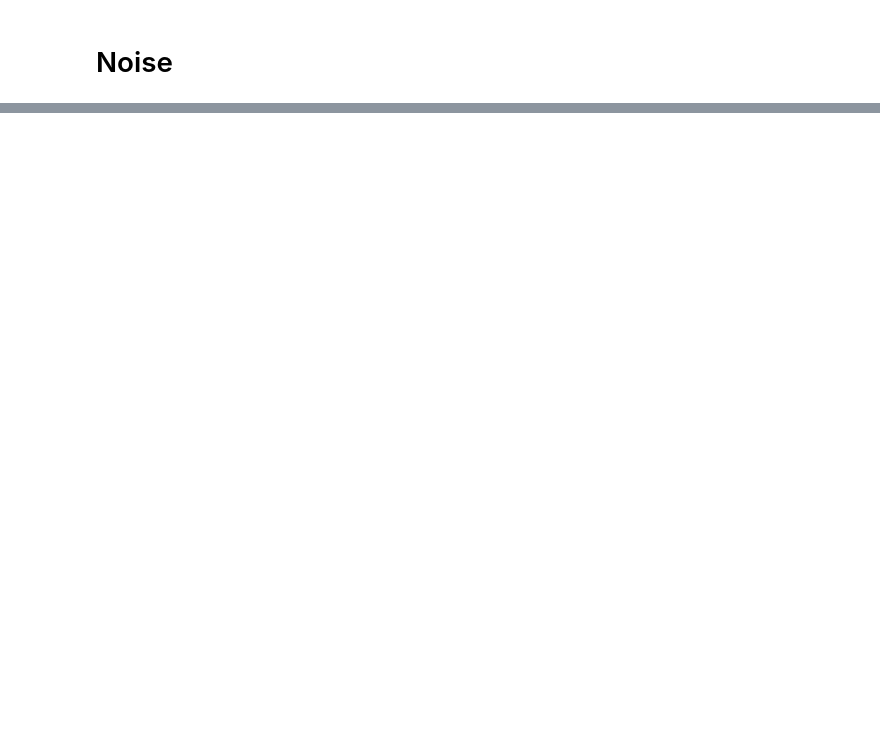
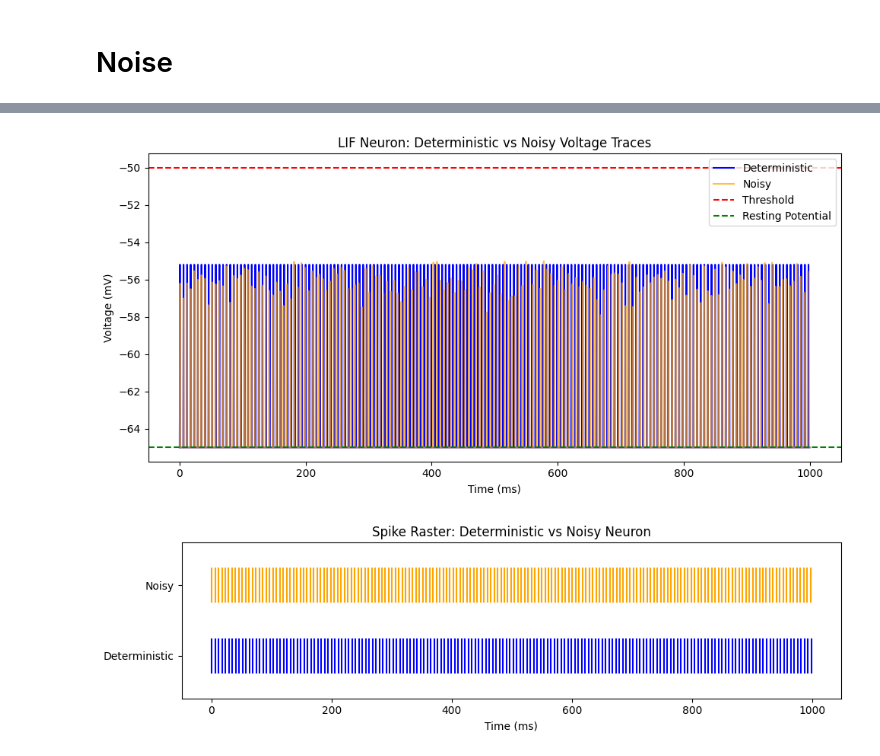
Before and after one commit to kru2710shna/Integrate_And_Fire_Neuron_Model, a Jupyter notebook: lif_single_neuron.ipynb, the cells around one changed output, grey strips where cells are left out. Drawn from its saved outputs; the diff is of its cells as text; code cells hidden in the pictures; blank space fills up the shorter version.

```diff
--- a/lif_single_neuron.ipynb
+++ b/lif_single_neuron.ipynb
@@ -181,0 +146,36 @@ Total spikes: 169   |   Firing rate: 169.0 Hz
+# %%
+import pandas as pd
+import matplotlib.pyplot as plt
+
+# --- Load Data ---
+df_det = pd.read_csv("data/lif_deterministic.csv")
+df_noisy = pd.read_csv("data/lif_noisy.csv")
+
+spikes_det = pd.read_csv("data/spikes_deterministic.csv")
+spikes_noisy = pd.read_csv("data/spikes_noisy.csv")
+
+# --- Plot 1: Voltage Trace Comparison ---
+plt.figure(figsize=(10,5))
+plt.plot(df_det["time_ms"], df_det["voltage_mV"], color='blue', label='Deterministic')
+plt.plot(df_noisy["time_ms"], df_noisy["voltage_mV"], color='orange', alpha=0.7, label='Noisy')
+plt.axhline(-50, color='r', linestyle='--', label='Threshold')
+plt.axhline(-65, color='g', linestyle='--', label='Resting Potential')
+plt.xlabel("Time (ms)")
+plt.ylabel("Voltage (mV)")
+plt.title("LIF Neuron: Deterministic vs Noisy Voltage Traces")
+plt.legend()
+plt.tight_layout()
+plt.show()
+
+# --- Plot 2: Raster Plot (Spike Timing) ---
+plt.figure(figsize=(10,3))
+plt.eventplot([spikes_det["spike_times_ms"], spikes_noisy["spike_times_ms"]],
+              colors=['blue','orange'], lineoffsets=[1,2], linelengths=0.5)
+plt.yticks([1,2], ["Deterministic", "Noisy"])
+plt.xlabel("Time (ms)")
+plt.title("Spike Raster: Deterministic vs Noisy Neuron")
+plt.tight_layout()
+plt.show()
+# %% [output]
+[figure, added]
+[figure, added]
```
Also changed, not shown: parts of 11 cells of this notebook, 5 other files.
